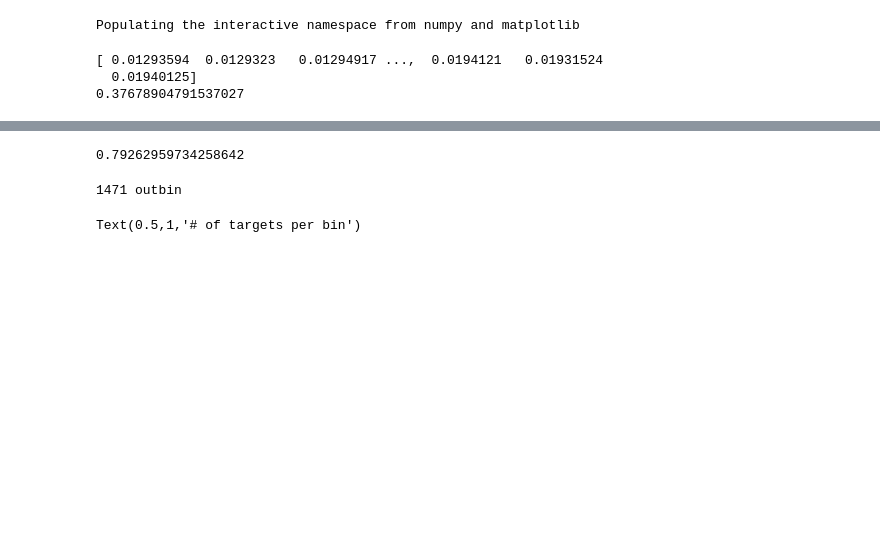
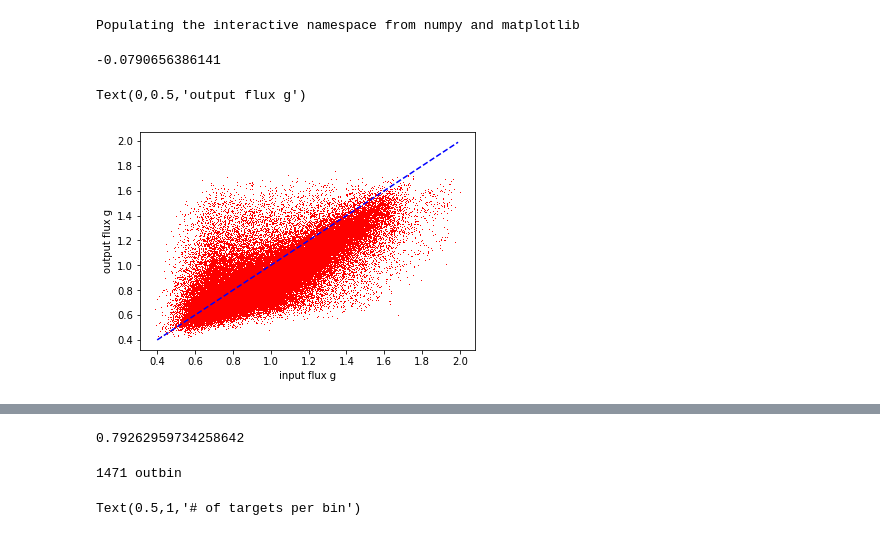
Before and after one commit to DriftingPig/Drones, a Jupyter notebook: obiwan_analysis/ang_corr/ipynb/more_validation_chunk21.ipynb, the cells around one changed output, grey strips where cells are left out. Drawn from its saved outputs; the diff is of its cells as text; code cells hidden in the pictures; blank space fills up the shorter version.

```diff
--- a/obiwan_analysis/ang_corr/ipynb/more_validation_chunk21.ipynb
+++ b/obiwan_analysis/ang_corr/ipynb/more_validation_chunk21.ipynb
@@ -18,12 +18,18 @@ sim_m=sim
 DAT2 = fits.getdata(topdir+fn2)
 # %% [output]
 Populating the interactive namespace from numpy and matplotlib
-# %%
-print(0.46784258*sim['mw_transmission_g']+0.55717425-sim['mw_transmission_z'])
-numpy.polyfit(sim['mw_transmission_g'],sim['mw_transmission_z'],deg=1)
-print(1.211/3.214)
-# %% [output]
-[ 0.01293594  0.0129323   0.01294917 ...,  0.0194121   0.01931524
-  0.01940125]
-0.37678904791537027
+# %%
+plt.plot(obiwan['sim_gflux'],obiwan['flux_g'],'r,')
+x = np.arange(0.4,2.0,0.01)
+y =x
+plt.plot(x,y,'b--')
+#plt.plot(x,x-0.4,'b--')
+#plt.plot(x,x+0.4,'b--')
+print((obiwan['flux_g']-obiwan['sim_gflux']).mean())
+plt.xlabel('input flux g')
+plt.ylabel('output flux g')
+# %% [output]
+-0.0790656386141
+Text(0,0.5,'output flux g')
+[figure, added]
 # %%
```
Also changed, not shown: parts of 62 cells of this notebook, 29 other files.
